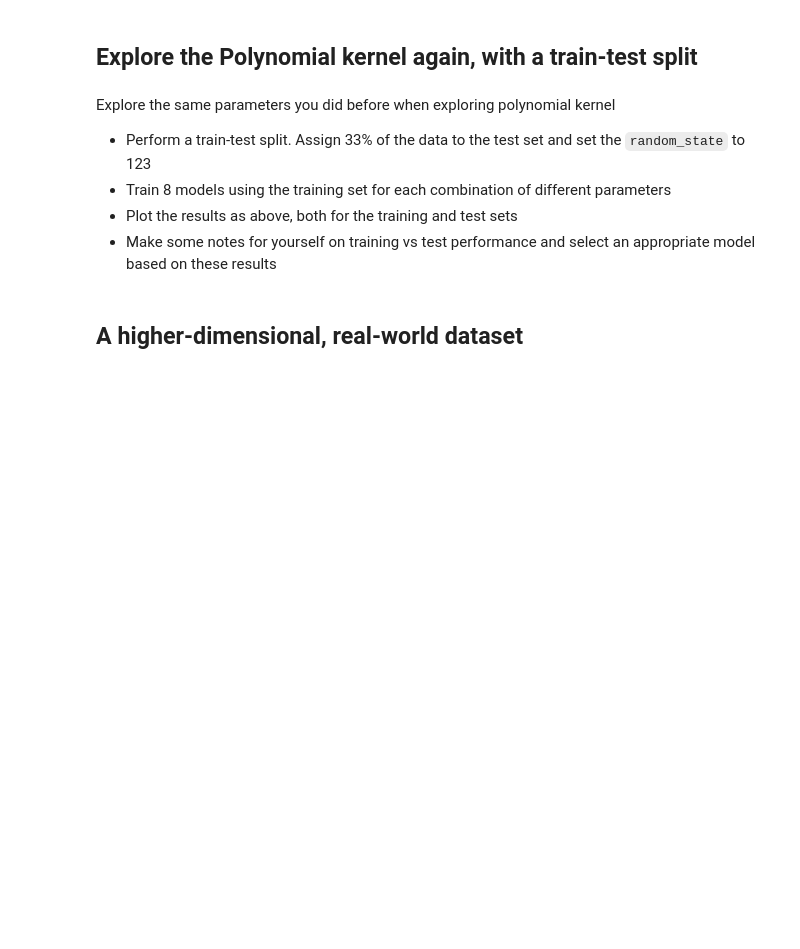
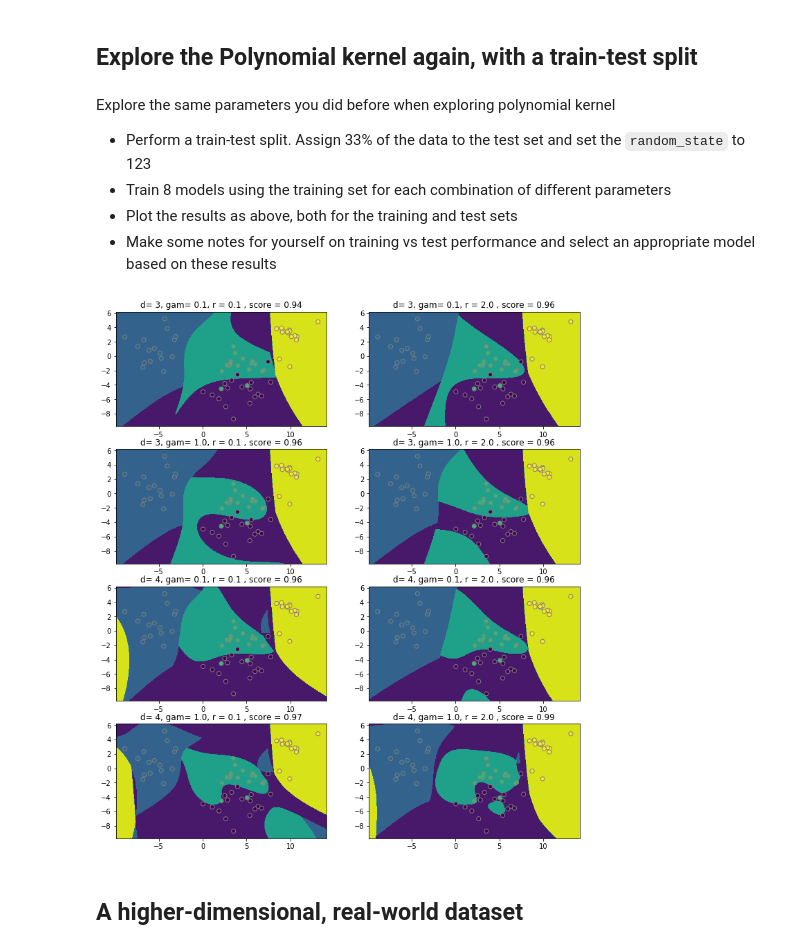
Before and after one commit to yabughaida/dsc-kernels-in-scikit-learn-lab-hbs-ds-060120, a Jupyter notebook: index.ipynb, the cells around one changed output. Cells and saved outputs as stored; diff of their text form; code cells hidden in the pictures; blank space fills up the shorter version.

```diff
--- a/index.ipynb
+++ b/index.ipynb
@@ -271,3 +268,22 @@ x1x2 = np.c_[X1_C.ravel(), X2_C.ravel()]
+# %%
+# Plot the prediction results in 8 subplots on the training set
+plt.figure(figsize=(12, 14))
+
+for (k, (r, d,gamma, clf)) in enumerate(details):
+    # evaluate the predictions in a grid
+    Z = clf.predict(x1x2)
+    Z = Z.reshape(X1_C.shape)
+
+    # visualize decision function for these parameters
+    plt.subplot(4, 2, k + 1)
+    plt.title("d= %r, gam= %r, r = %r , score = %r"  % (d, gamma, r, round(clf.score(X_train, y_train), 2)))
+
+    # visualize parameter's effect on decision function
+    plt.contourf(X1_C, X2_C, Z, alpha = 1)
+    plt.scatter(X1, X2, c=y_train,  edgecolors='gray')
+    plt.axis('tight')
+# %% [output]
+[figure, added]
 # %%
 # Now plot the prediction results for the test set
 # %% [markdown]
```
Also changed, not shown: parts of 4 cells of this notebook.
